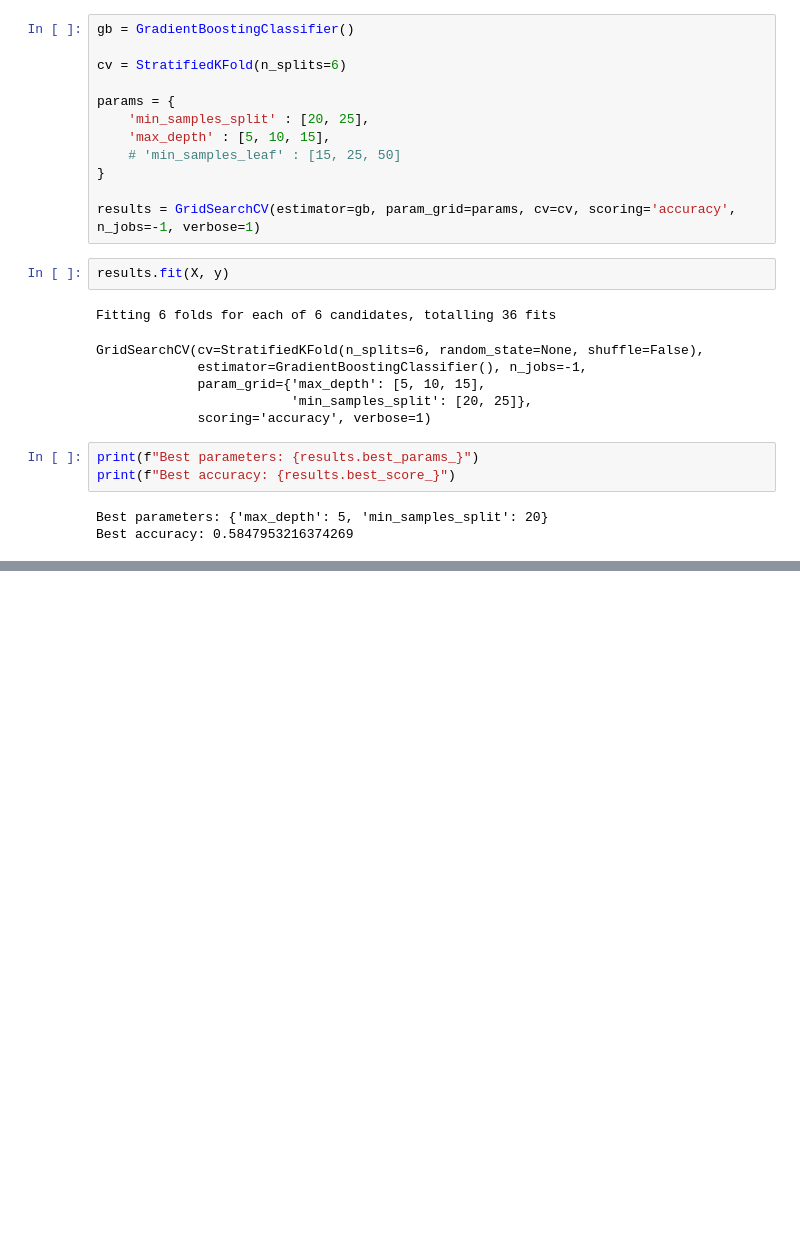
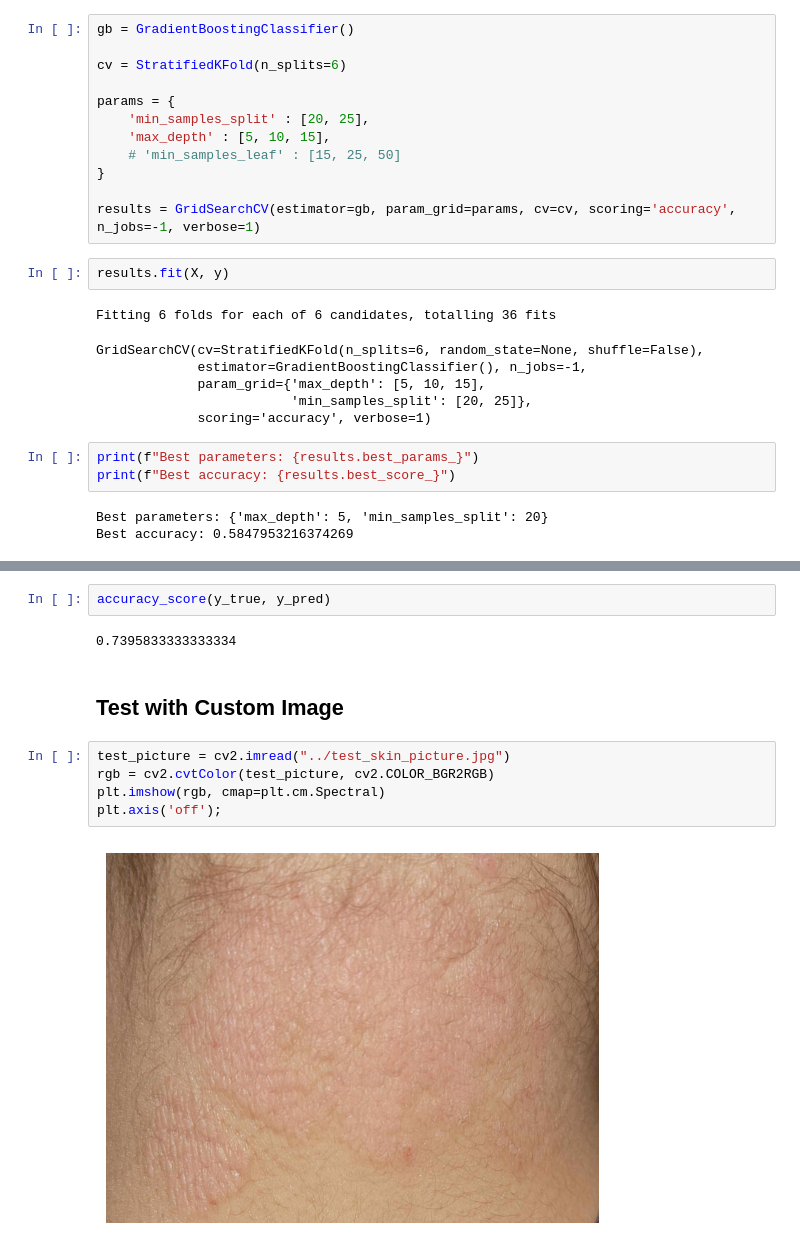
Before and after one commit to TrinityGahagen2K/skin-condition-classification, a Jupyter notebook: skin_condition_technical_modeling.ipynb, the cells around one changed output, grey strips where cells are left out. Saved outputs shown, nothing was run; the diff lists cells and outputs as text; blank space fills up the shorter version.

```diff
--- a/skin_condition_technical_modeling.ipynb
+++ b/skin_condition_technical_modeling.ipynb
@@ -851,0 +1037,13 @@ model.evaluate(test_data)
+# %%
+accuracy_score(y_true, y_pred)
+# %% [output]
+0.7395833333333334
+# %% [markdown]
+## Test with Custom Image
+# %%
+test_picture = cv2.imread("../test_skin_picture.jpg")
+rgb = cv2.cvtColor(test_picture, cv2.COLOR_BGR2RGB)
+plt.imshow(rgb, cmap=plt.cm.Spectral)
+plt.axis('off');
+# %% [output]
+[figure, added]
```
Also changed, not shown: parts of 57 cells of this notebook, 1 other file.
